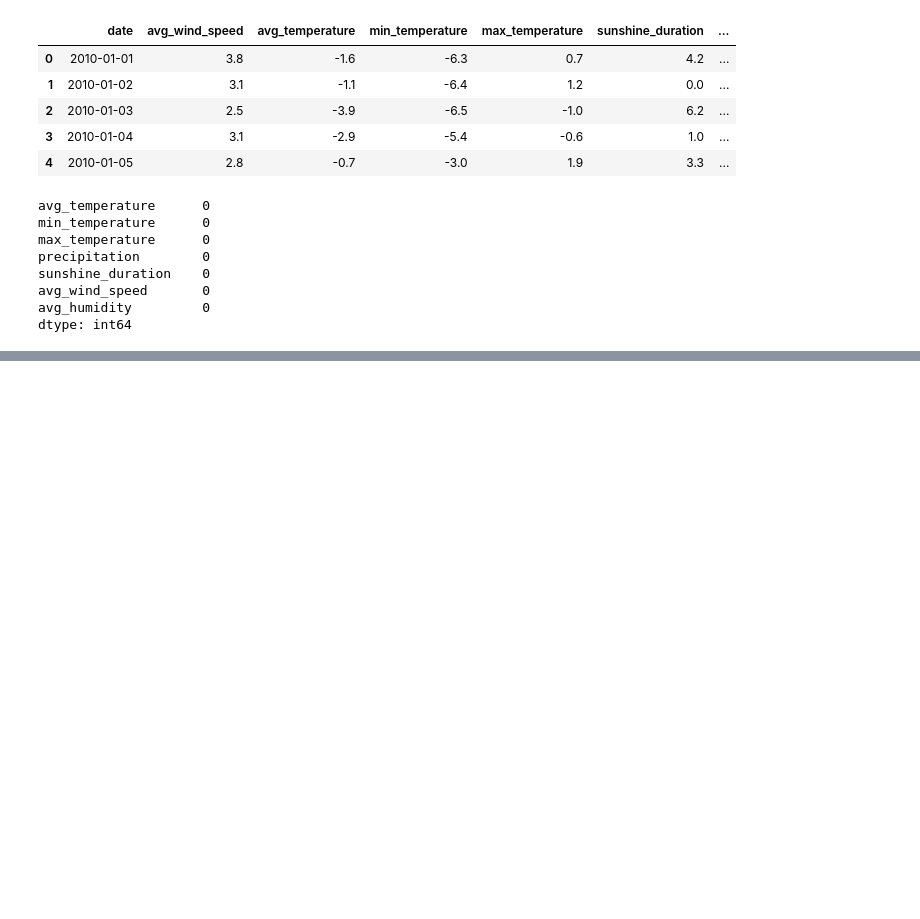
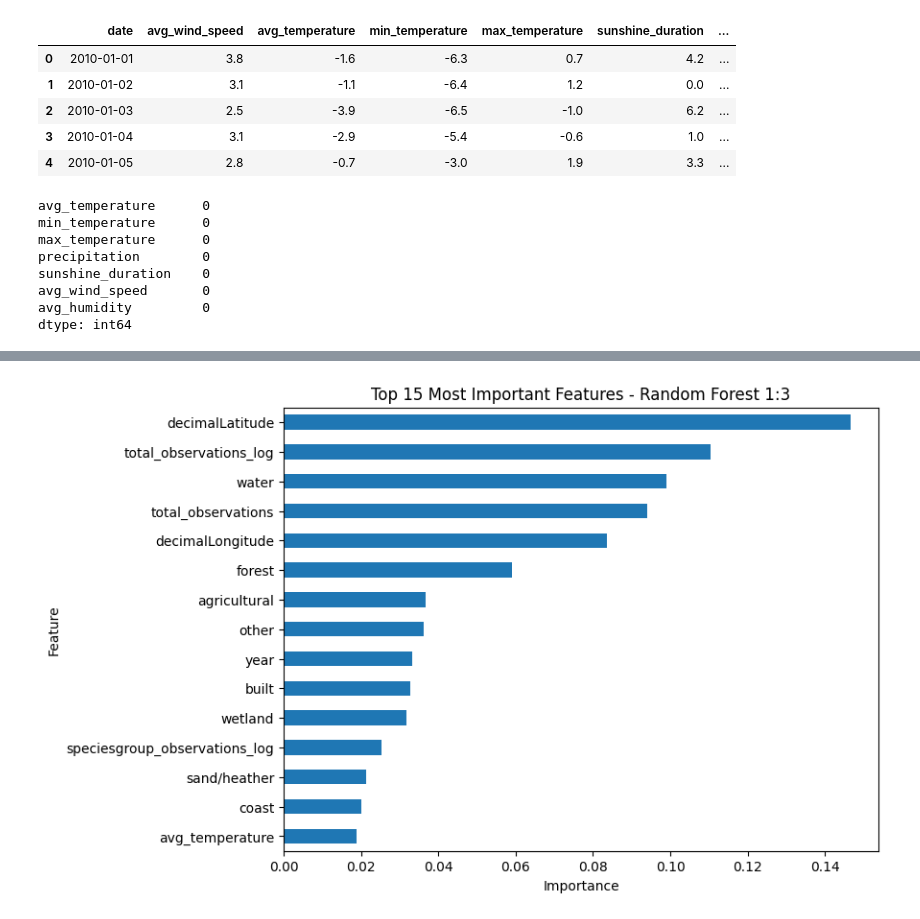
Before and after one commit to Shifu-boop/DSAI-Check-in-1, a Jupyter notebook: Check-in-1/Checkin-1.ipynb, the cells around one changed output, grey strips where cells are left out. Cells and saved outputs as stored; diff of their text form; code cells hidden in the pictures; blank space fills up the shorter version.

```diff
--- a/Check-in-1/Checkin-1.ipynb
+++ b/Check-in-1/Checkin-1.ipynb
@@ -388,0 +511,15 @@ df = pd.get_dummies(
+# %%
+rf_1_to_3 = RandomForestClassifier(
+    n_estimators=100,
+    random_state=42,
+    n_jobs=-1,
+    min_samples_leaf=5
+)
+
+rf_1_to_3.fit(X_train_1_to_3, y_train_1_to_3)
+
+rf_1_to_3_pred = rf_1_to_3.predict(X_test)
+
+print("RANDOM FOREST 1:3 BALANCED TRAINING DATA")
+print(confusion_matrix(y_test, rf_1_to_3_pred))
+print(classification_report(y_test, rf_1_to_3_pred, zero_division=0))
@@ -388,0 +538,7 @@ df = pd.get_dummies(
+# %%
+feature_importance_1_to_3 = pd.DataFrame({
+    "feature": X_train_1_to_3.columns,
+    "importance": rf_1_to_3.feature_importances_
+}).sort_values(by="importance", ascending=False)
+
+feature_importance_1_to_3.head(15)
@@ -389,3 +562,19 @@ df = pd.get_dummies(
+# %%
+feature_importance_1_to_3.head(15).plot(
+    kind="barh",
+    x="feature",
+    y="importance",
+    figsize=(8, 6),
+    legend=False
+)
+
+plt.title("Top 15 Most Important Features - Random Forest 1:3")
+plt.xlabel("Importance")
+plt.ylabel("Feature")
+plt.gca().invert_yaxis()
+plt.show()
+# %% [output]
+[figure, added]
 # %%
 from sklearn.preprocessing import StandardScaler
 
```
Also changed, not shown: parts of 12 cells of this notebook.
